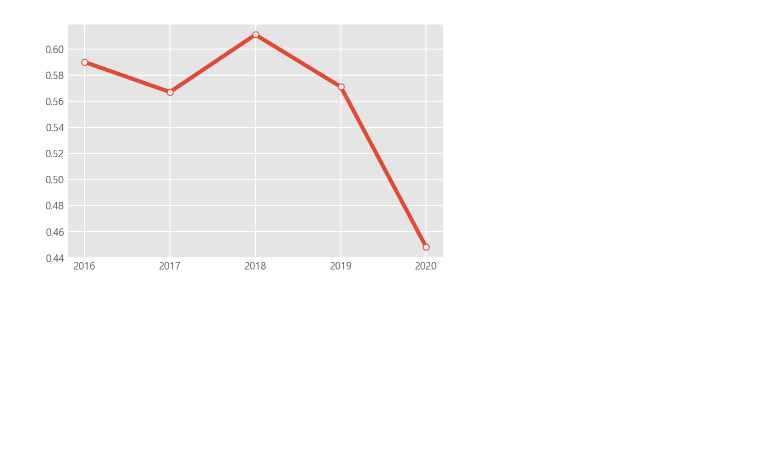
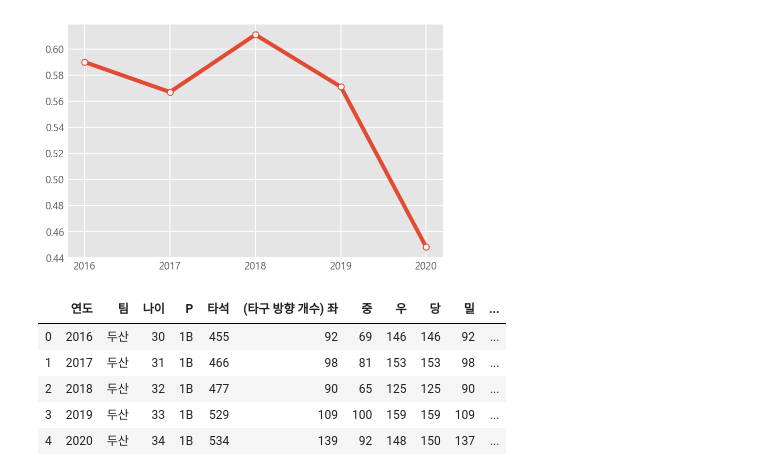
Before and after one commit to jeonprize/KBO-Analysis, a Jupyter notebook: OJL(2).ipynb, the cells around one changed output. Cells and saved outputs as stored; diff of their text form; code cells hidden in the pictures; blank space fills up the shorter version.

```diff
--- a/OJL(2).ipynb
+++ b/OJL(2).ipynb
@@ -292,3 +292,14 @@ plt.plot(oji_speed_df["날짜"],oji_speed_df["직구"],marker="o",markerfacecolo
 # %% [output]
 [<matplotlib.lines.Line2D at 0x...>]
 [figure]
+# %%
+tagu_dir_df = pd.read_csv("tagu_dir.csv")
+tagu_dir_df["연도"] = tagu_dir_df["연도"].astype(str)
+tagu_dir_df
+# %% [output]
+|  | 연도 | 팀 | 나이 | P | 타석 | (타구 방향 개수) 좌 | 중 | 우 | 당 | 밀 | ... |
+| 0 | 2016 | 두산 | 30 | 1B | 455 | 92 | 69 | 146 | 146 | 92 | ... |
+| 1 | 2017 | 두산 | 31 | 1B | 466 | 98 | 81 | 153 | 153 | 98 | ... |
+| 2 | 2018 | 두산 | 32 | 1B | 477 | 90 | 65 | 125 | 125 | 90 | ... |
+| 3 | 2019 | 두산 | 33 | 1B | 529 | 109 | 100 | 159 | 159 | 109 | ... |
+| 4 | 2020 | 두산 | 34 | 1B | 534 | 139 | 92 | 148 | 150 | 137 | ... |
```
Also changed, not shown: parts of 1 cell of this notebook.
